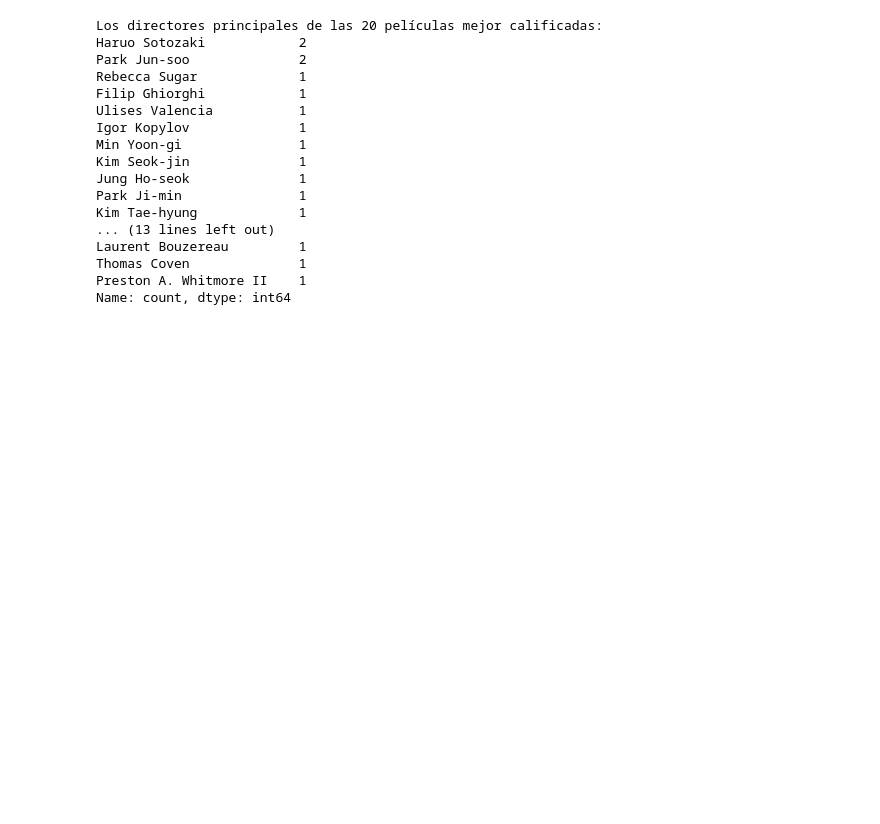
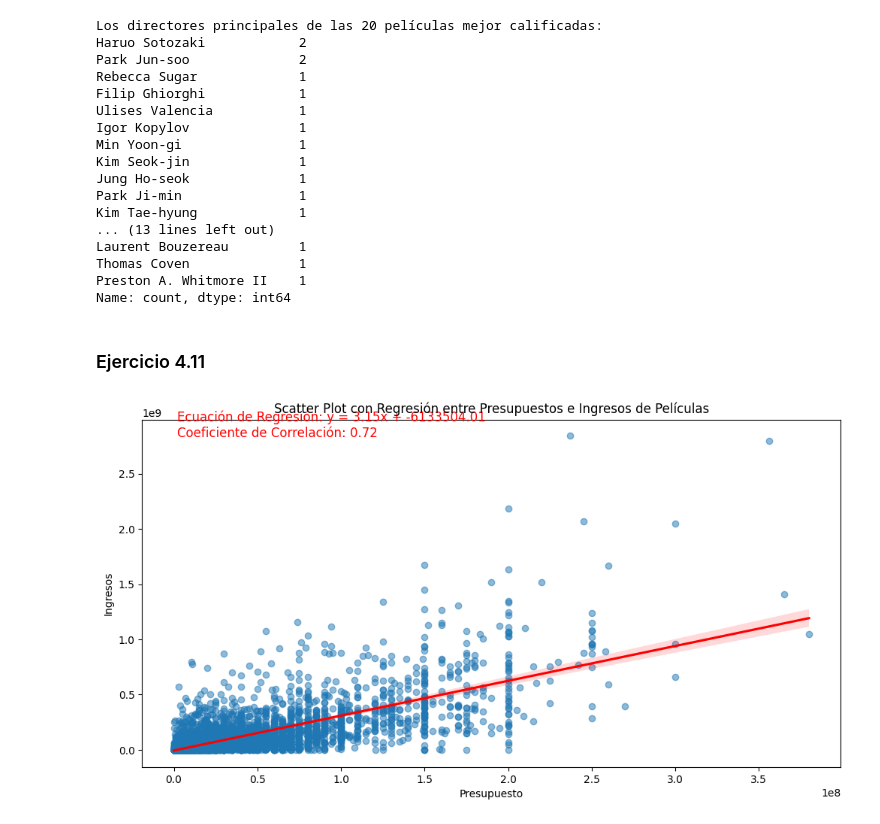
Before and after one commit to Arthurs101/HT-1DATAMINING, a Jupyter notebook: HT.ipynb, the cells around one changed output. Cells and saved outputs as stored; diff of their text form; code cells hidden in the pictures; blank space fills up the shorter version.

```diff
--- a/HT.ipynb
+++ b/HT.ipynb
@@ -384,3 +384,50 @@ Laurent Bouzereau         1
 Thomas Coven              1
 Preston A. Whitmore II    1
 Name: count, dtype: int64
+# %% [markdown]
+### Ejercicio 4.11
+# %%
+import seaborn as sns
+import matplotlib.pyplot as plt
+from scipy.stats import pearsonr
+from sklearn.linear_model import LinearRegression
+
+# Suponiendo que ya tienes cargado tu DataFrame llamado moviesdf
+
+# Eliminar filas con valores nulos en 'budget' y 'revenue'
+moviesdf_clean = moviesdf.dropna(subset=['budget', 'revenue'])
+
+# Convertir valores en formato científico a formato decimal
+moviesdf_clean['budget'] = moviesdf_clean['budget'].apply(lambda x: float(x))
+moviesdf_clean['revenue'] = moviesdf_clean['revenue'].apply(lambda x: float(x))
+
+# Eliminar filas con valores 0's en 'budget'
+moviesdf_clean = moviesdf_clean[moviesdf_clean['budget'] > 0]
+
+# Calcular la ecuación de regresión lineal sin transformación logarítmica
+X = moviesdf_clean['budget'].values.reshape(-1, 1)
+y = moviesdf_clean['revenue'].values
+
+model = LinearRegression().fit(X, y)
+
+# Obtener los coeficientes de la regresión
+slope = model.coef_[0]
+intercept = model.intercept_
+
+# Visualizar un scatter plot con línea de regresión
+plt.figure(figsize=(12, 6))
+sns.regplot(x='budget', y='revenue', data=moviesdf_clean, scatter_kws={'alpha': 0.5}, line_kws={'color': 'red'})
+
+# Calcular el coeficiente de correlación (Pearson's r) en los datos sin transformación logarítmica
+correlation_coefficient, _ = pearsonr(moviesdf_clean['budget'], moviesdf_clean['revenue'])
+
+# Mostrar el coeficiente de correlación y la ecuación de regresión en el gráfico
+equation_text = f'Ecuación de Regresión: y = {slope:.2f}x + {intercept:.2f}\nCoeficiente de Correlación: {correlation_coefficient:.2f}'
+plt.text(0.05, 0.95, equation_text, transform=plt.gca().transAxes, fontsize=12, color='red')
+
+plt.title('Scatter Plot con Regresión entre Presupuestos e Ingresos de Películas')
+plt.xlabel('Presupuesto')
+plt.ylabel('Ingresos')
+plt.show()
+# %% [output]
+[figure, added]
```
Also changed, not shown: parts of 8 cells of this notebook.
